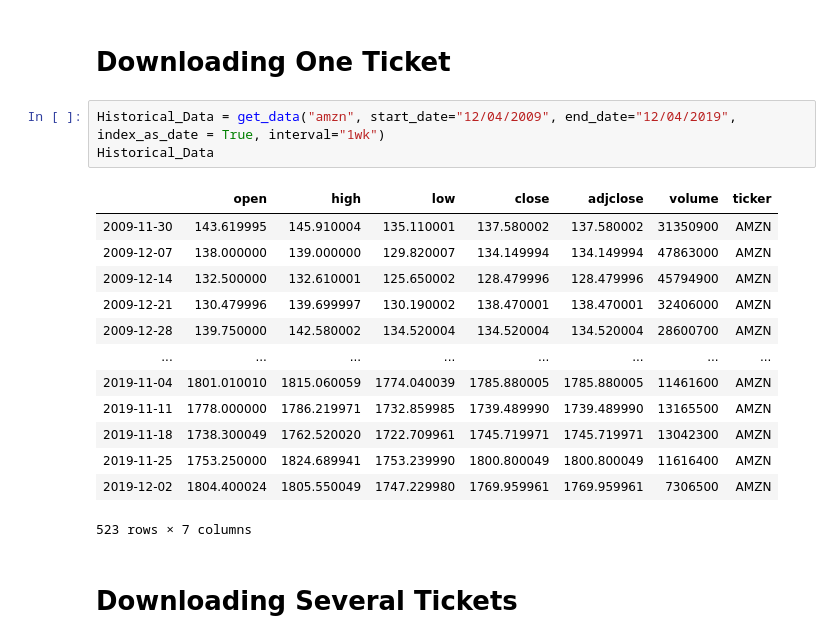
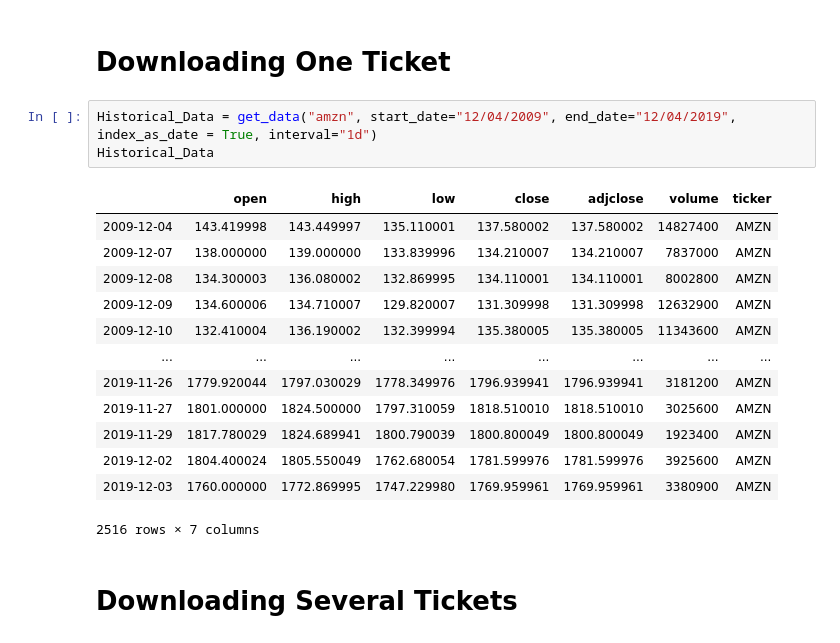
Before and after one commit to cjimenezdiaz/Financial-API, a Jupyter notebook: Financial Notebook.ipynb, the cells around one changed output. Cells and saved outputs as stored; diff of their text form.

```diff
--- a/Financial Notebook.ipynb
+++ b/Financial Notebook.ipynb
@@ -12,22 +12,22 @@ import yahoo_fin.options as ops
 # %% [markdown]
 # Downloading One Ticket
 # %%
-Historical_Data = get_data("amzn", start_date="12/04/2009", end_date="12/04/2019", index_as_date = True, interval="1wk")
+Historical_Data = get_data("amzn", start_date="12/04/2009", end_date="12/04/2019", index_as_date = True, interval="1d")
 Historical_Data
 # %% [output]
 |  | open | high | low | close | adjclose | volume | ticker |
-| 2009-11-30 | 143.619995 | 145.910004 | 135.110001 | 137.580002 | 137.580002 | 31350900 | AMZN |
-| 2009-12-07 | 138.000000 | 139.000000 | 129.820007 | 134.149994 | 134.149994 | 47863000 | AMZN |
-| 2009-12-14 | 132.500000 | 132.610001 | 125.650002 | 128.479996 | 128.479996 | 45794900 | AMZN |
-| 2009-12-21 | 130.479996 | 139.699997 | 130.190002 | 138.470001 | 138.470001 | 32406000 | AMZN |
-| 2009-12-28 | 139.750000 | 142.580002 | 134.520004 | 134.520004 | 134.520004 | 28600700 | AMZN |
+| 2009-12-04 | 143.419998 | 143.449997 | 135.110001 | 137.580002 | 137.580002 | 14827400 | AMZN |
+| 2009-12-07 | 138.000000 | 139.000000 | 133.839996 | 134.210007 | 134.210007 | 7837000 | AMZN |
+| 2009-12-08 | 134.300003 | 136.080002 | 132.869995 | 134.110001 | 134.110001 | 8002800 | AMZN |
+| 2009-12-09 | 134.600006 | 134.710007 | 129.820007 | 131.309998 | 131.309998 | 12632900 | AMZN |
+| 2009-12-10 | 132.410004 | 136.190002 | 132.399994 | 135.380005 | 135.380005 | 11343600 | AMZN |
 | ... | ... | ... | ... | ... | ... | ... | ... |
-| 2019-11-04 | 1801.010010 | 1815.060059 | 1774.040039 | 1785.880005 | 1785.880005 | 11461600 | AMZN |
-| 2019-11-11 | 1778.000000 | 1786.219971 | 1732.859985 | 1739.489990 | 1739.489990 | 13165500 | AMZN |
-| 2019-11-18 | 1738.300049 | 1762.520020 | 1722.709961 | 1745.719971 | 1745.719971 | 13042300 | AMZN |
-| 2019-11-25 | 1753.250000 | 1824.689941 | 1753.239990 | 1800.800049 | 1800.800049 | 11616400 | AMZN |
-| 2019-12-02 | 1804.400024 | 1805.550049 | 1747.229980 | 1769.959961 | 1769.959961 | 7306500 | AMZN |
+| 2019-11-26 | 1779.920044 | 1797.030029 | 1778.349976 | 1796.939941 | 1796.939941 | 3181200 | AMZN |
+| 2019-11-27 | 1801.000000 | 1824.500000 | 1797.310059 | 1818.510010 | 1818.510010 | 3025600 | AMZN |
+| 2019-11-29 | 1817.780029 | 1824.689941 | 1800.790039 | 1800.800049 | 1800.800049 | 1923400 | AMZN |
+| 2019-12-02 | 1804.400024 | 1805.550049 | 1762.680054 | 1781.599976 | 1781.599976 | 3925600 | AMZN |
+| 2019-12-03 | 1760.000000 | 1772.869995 | 1747.229980 | 1769.959961 | 1769.959961 | 3380900 | AMZN |
-523 rows × 7 columns
+2516 rows × 7 columns
 # %% [markdown]
 # Downloading Several Tickets
 # %%
```
